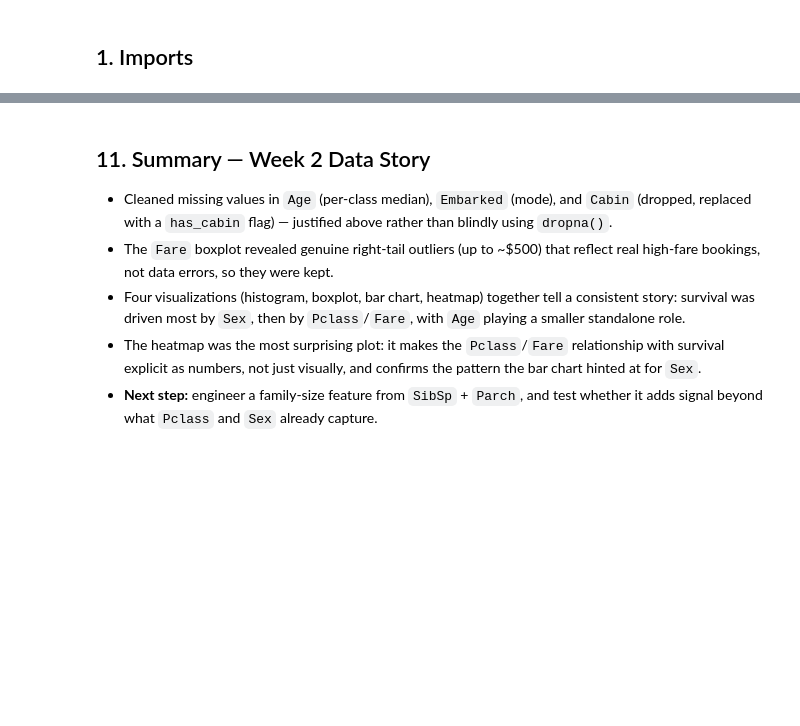
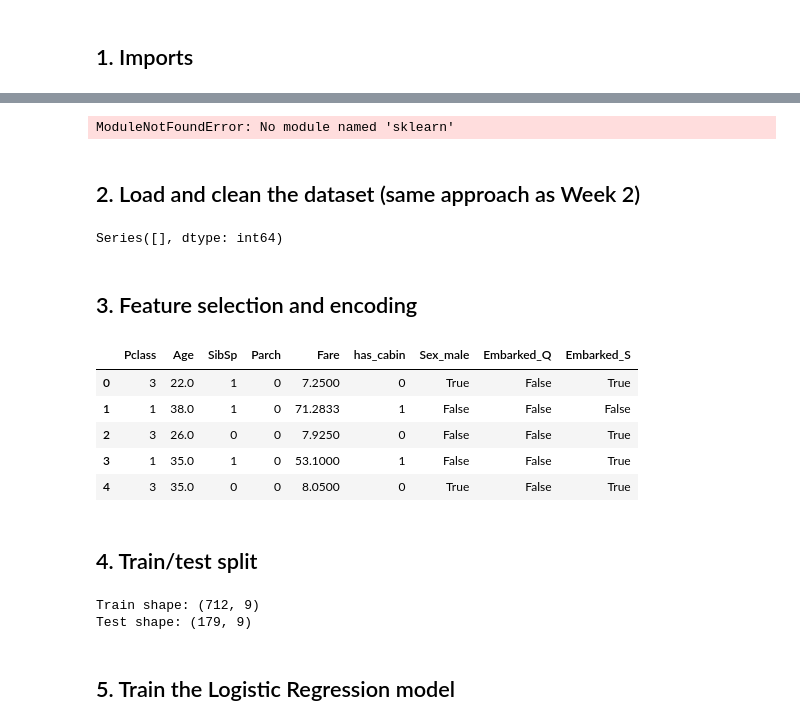
Before and after one commit to aliasjad6536/neurofive-ml-track, a Jupyter notebook: titanic_eda.ipynb, the cells around one changed output, grey strips where cells are left out. Cells and saved outputs as stored; diff of their text form; code cells hidden in the pictures; blank space fills up the shorter version.

```diff
--- a/titanic_eda.ipynb
+++ b/titanic_eda.ipynb
@@ -141,8 +10,67 @@ Based on the visualizations above, **`Sex`** appears to be the feature most stro
-# %% [markdown]
-## 11. Summary — Week 2 Data Story
-
-- Cleaned missing values in `Age` (per-class median), `Embarked` (mode), and `Cabin` (dropped, replaced with a `has_cabin` flag) — justified above rather than blindly using `dropna()`.
-- The `Fare` boxplot revealed genuine right-tail outliers (up to ~$500) that reflect real high-fare bookings, not data errors, so they were kept.
-- Four visualizations (histogram, boxplot, bar chart, heatmap) together tell a consistent story: survival was driven most by `Sex`, then by `Pclass`/`Fare`, with `Age` playing a smaller standalone role.
-- The heatmap was the most surprising plot: it makes the `Pclass`/`Fare` relationship with survival explicit as numbers, not just visually, and confirms the pattern the bar chart hinted at for `Sex`.
-- **Next step:** engineer a family-size feature from `SibSp` + `Parch`, and test whether it adds signal beyond what `Pclass` and `Sex` already capture.
+# %%
+import pandas as pd
+import numpy as np
+import matplotlib.pyplot as plt
+import seaborn as sns
+
+from sklearn.model_selection import train_test_split
+from sklearn.linear_model import LogisticRegression
+from sklearn.metrics import accuracy_score, confusion_matrix, classification_report
+
+sns.set_style("whitegrid")
+# %% [output]
+ModuleNotFoundError: No module named 'sklearn'
+# %% [markdown]
+## 2. Load and clean the dataset (same approach as Week 2)
+# %%
+url = "https://raw.githubusercontent.com/datasciencedojo/datasets/master/titanic.csv"
+df = pd.read_csv(url)
+
+df_clean = df.copy()
+
+# Age: median per Pclass
+df_clean['Age'] = df_clean.groupby('Pclass')['Age'].transform(lambda x: x.fillna(x.median()))
+
+# Embarked: mode
+df_clean['Embarked'] = df_clean['Embarked'].fillna(df_clean['Embarked'].mode()[0])
+
+# Cabin: engineer a binary flag, then drop the original column
+df_clean['has_cabin'] = df_clean['Cabin'].notnull().astype(int)
+df_clean = df_clean.drop(columns=['Cabin'])
+
+df_clean.isnull().sum()[df_clean.isnull().sum() > 0]  # should be empty
+# %% [output]
+Series([], dtype: int64)
+# %% [markdown]
+## 3. Feature selection and encoding
+# %%
+# Drop columns that aren't useful raw predictors for a first model:
+# PassengerId (just an index), Name/Ticket (high-cardinality free text)
+features = df_clean.drop(columns=['PassengerId', 'Survived', 'Name', 'Ticket'])
+target = df_clean['Survived']
+
+# One-hot encode categorical columns: Sex, Embarked
+features_encoded = pd.get_dummies(features, columns=['Sex', 'Embarked'], drop_first=True)
+
+features_encoded.head()
+# %% [output]
+|  | Pclass | Age | SibSp | Parch | Fare | has_cabin | Sex_male | Embarked_Q | Embarked_S |
+| 0 | 3 | 22.0 | 1 | 0 | 7.2500 | 0 | True | False | True |
+| 1 | 1 | 38.0 | 1 | 0 | 71.2833 | 1 | False | False | False |
+| 2 | 3 | 26.0 | 0 | 0 | 7.9250 | 0 | False | False | True |
+| 3 | 1 | 35.0 | 1 | 0 | 53.1000 | 1 | False | False | True |
+| 4 | 3 | 35.0 | 0 | 0 | 8.0500 | 0 | True | False | True |
+# %% [markdown]
+## 4. Train/test split
+# %%
+X_train, X_test, y_train, y_test = train_test_split(
+    features_encoded, target, test_size=0.2, random_state=42, stratify=target
+)
+
+print("Train shape:", X_train.shape)
+print("Test shape:", X_test.shape)
+# %% [output]
+Train shape: (712, 9)
+Test shape: (179, 9)
+# %% [markdown]
+## 5. Train the Logistic Regression model
```
Also changed, not shown: parts of 30 cells of this notebook, 1 other file.
